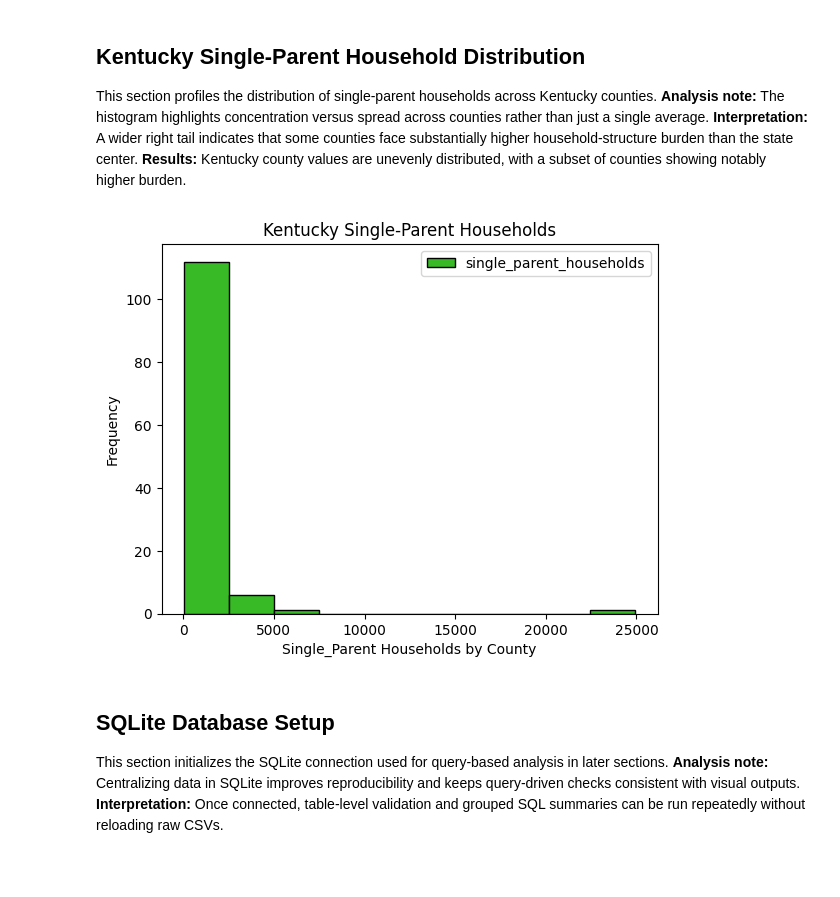
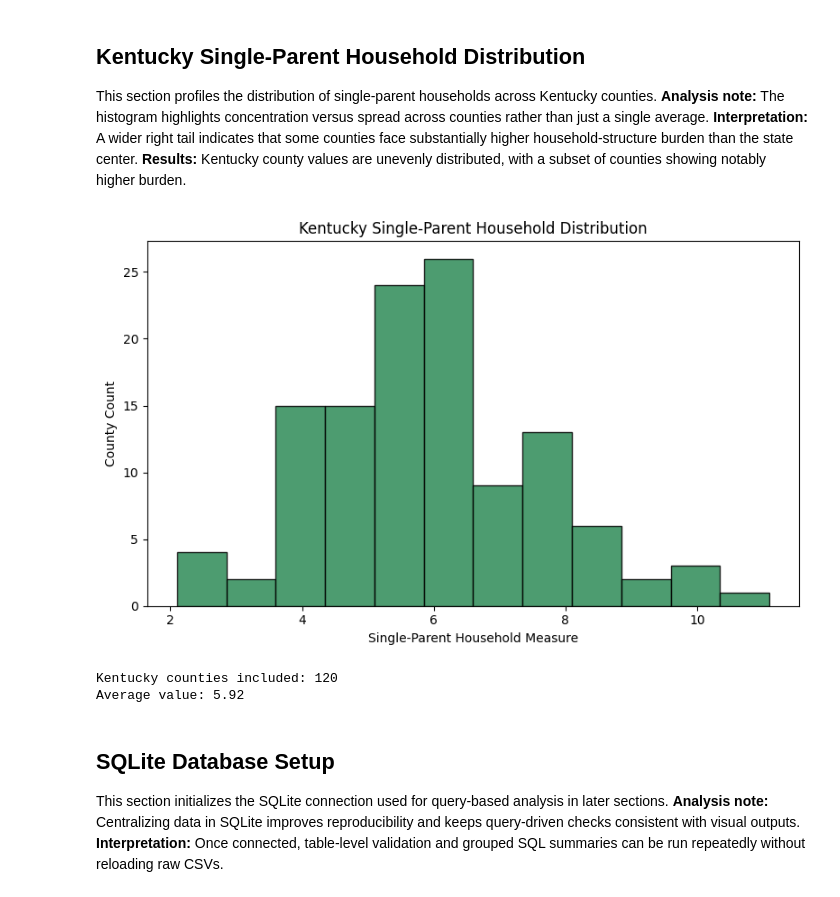
Before and after one commit to fmassaro1966/CYSocialDeterminatesFM, a Jupyter notebook: Notebook/Socialdeterminants2.ipynb, the cells around one changed output. Drawn from its saved outputs; the diff is of its cells as text; code cells hidden in the pictures; blank space fills up the shorter version.

```diff
--- a/Notebook/Socialdeterminants2.ipynb
+++ b/Notebook/Socialdeterminants2.ipynb
@@ -516,23 +536,44 @@ This section profiles the distribution of single-parent households across Kentuc
 **Results:** Kentucky county values are unevenly distributed, with a subset of counties showing notably higher burden.
 # %%
 # Plot histogram for percentage of single-parent households in Kentucky
-if "state_name" in raw_df.columns and 'single_parent_households' in raw_df.columns:
-	ky_mask = raw_df["state_name"].astype(str).str.upper() == "KENTUCKY"
-	raw_df[ky_mask].plot.hist(
-		column="single_parent_households",
-		bins=10,
-		color="#37BA26",
-		edgecolor="black"
-	)
-	plt.title("Kentucky Single-Parent Households")
-	plt.xlabel("Single_Parent Households by County")
-	plt.ylabel("Frequency")
-	plt.show()
+single_parent_candidates = [
+    "pct_single_parent_households",
+    "EP_SNGPNT",
+    "single_parent_households",
+    "E_SNGPNT",
+]
+single_parent_col = next((c for c in single_parent_candidates if c in raw_df.columns), None)
+
+if "state_name" in raw_df.columns and single_parent_col:
+    ky_mask = raw_df["state_name"].astype(str).str.upper() == "KENTUCKY"
+    ky_single_parent = pd.to_numeric(raw_df.loc[ky_mask, single_parent_col], errors="coerce").dropna()
+
+    if ky_single_parent.empty:
+        print("Kentucky single-parent household data is not available after cleaning.")
+    else:
+        plt.figure(figsize=(8, 5))
+        plt.hist(
+            ky_single_parent,
+            bins=12,
+            color="#2E8B57",
+            edgecolor="black",
+            alpha=0.85
+        )
+        plt.title("Kentucky Single-Parent Household Distribution")
+        plt.xlabel("Single-Parent Household Measure")
+        plt.ylabel("County Count")
+        plt.tight_layout()
+        plt.show()
+
+        print(f"Kentucky counties included: {len(ky_single_parent)}")
+        print(f"Average value: {ky_single_parent.mean():.2f}")
 else:
-	print("Required columns not found. Available columns:")
-	print(raw_df.columns.tolist())
+    print("Required columns not found. Available columns:")
+    print(raw_df.columns.tolist())
 # %% [output]
-[figure, old version]
+[figure, new version]
+Kentucky counties included: 120
+Average value: 5.92
 # %% [markdown]
 ## SQLite Database Setup
 This section initializes the SQLite connection used for query-based analysis in later sections.
```
Also changed, not shown: parts of 9 cells of this notebook, 1 other file.
